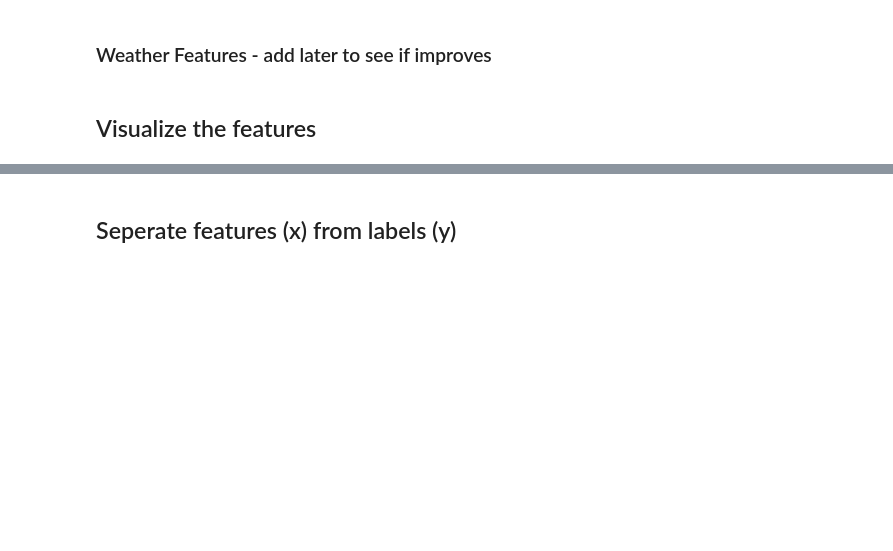
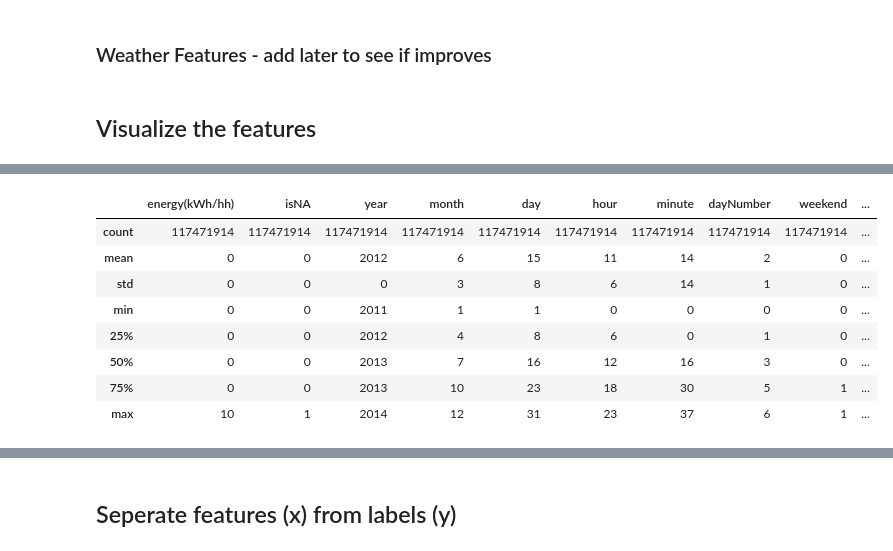
Before and after one commit to brepowell/EnergyConsumption, a Jupyter notebook: LondonDataFeatureEngineering.ipynb, the cells around one changed output, grey strips where cells are left out. Saved outputs shown, nothing was run; the diff lists cells and outputs as text; code cells hidden in the pictures; blank space fills up the shorter version.

```diff
--- a/LondonDataFeatureEngineering.ipynb
+++ b/LondonDataFeatureEngineering.ipynb
@@ -574,6 +586,18 @@ mergedData3.to_pickle(path + "londonData06CustomerInfo.pkl")
 # ==== SAVE AND LOAD ====
 I decided to save the data as a pkl here so that I could just run the cells below this point.
 # %%
+############################################
+# This takes about 35 seconds to a minute  #
+############################################
+
+import pandas as pd
+
+# These libraries are supposed to accelerate some operations
+import numexpr
+import bottleneck
+pd.set_option("compute.use_bottleneck", False)
+pd.set_option("compute.use_numexpr", False)
+
 # Load
 import pandas as pd
 path = "Data/pickles/"
@@ -631,0 +687,18 @@ WARNING:tensorflow:From c:\Users\brely\anaconda3\lib\site-packages\keras\src\los
+# %%
+############################################
+# This takes about 35 seconds to a minute  #
+############################################
+
+import pandas as pd
+
+# These libraries are supposed to accelerate some operations
+import numexpr
+import bottleneck
+pd.set_option("compute.use_bottleneck", False)
+pd.set_option("compute.use_numexpr", False)
+
+# Load
+import pandas as pd
+path = "Data/pickles/"
+londonData = pd.read_pickle(path + "londonData06CustomerInfo.pkl")
+londonData.info()
@@ -631,0 +732,21 @@ WARNING:tensorflow:From c:\Users\brely\anaconda3\lib\site-packages\keras\src\los
+# %%
+column_indices = {name: i for i, name in enumerate(londonData.columns)}
+
+n = len(londonData)
+train_df = londonData[0:int(n*0.7)]
+val_df = londonData[int(n*0.7):int(n*0.9)]
+test_df = londonData[int(n*0.9):]
+
+num_features = londonData.shape[1]
+# %%
+train_df.describe().astype(int)
+# %% [output]
+|  | energy(kWh/hh) | isNA | year | month | day | hour | minute | dayNumber | weekend | ... |
+| count | 117471914 | 117471914 | 117471914 | 117471914 | 117471914 | 117471914 | 117471914 | 117471914 | 117471914 | ... |
+| mean | 0 | 0 | 2012 | 6 | 15 | 11 | 14 | 2 | 0 | ... |
+| std | 0 | 0 | 0 | 3 | 8 | 6 | 14 | 1 | 0 | ... |
+| min | 0 | 0 | 2011 | 1 | 1 | 0 | 0 | 0 | 0 | ... |
+| 25% | 0 | 0 | 2012 | 4 | 8 | 6 | 0 | 1 | 0 | ... |
+| 50% | 0 | 0 | 2013 | 7 | 16 | 12 | 16 | 3 | 0 | ... |
+| 75% | 0 | 0 | 2013 | 10 | 23 | 18 | 30 | 5 | 1 | ... |
+| max | 10 | 1 | 2014 | 12 | 31 | 23 | 37 | 6 | 1 | ... |
```
Also changed, not shown: parts of 13 cells of this notebook.
